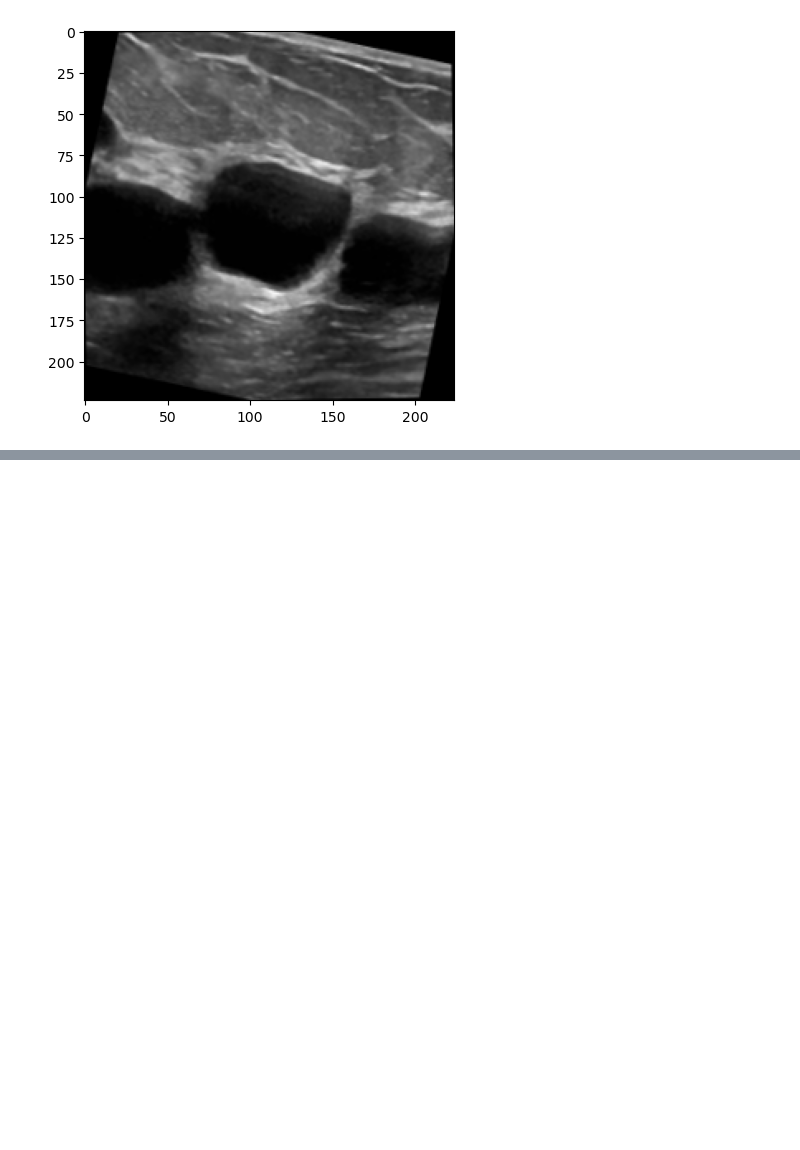
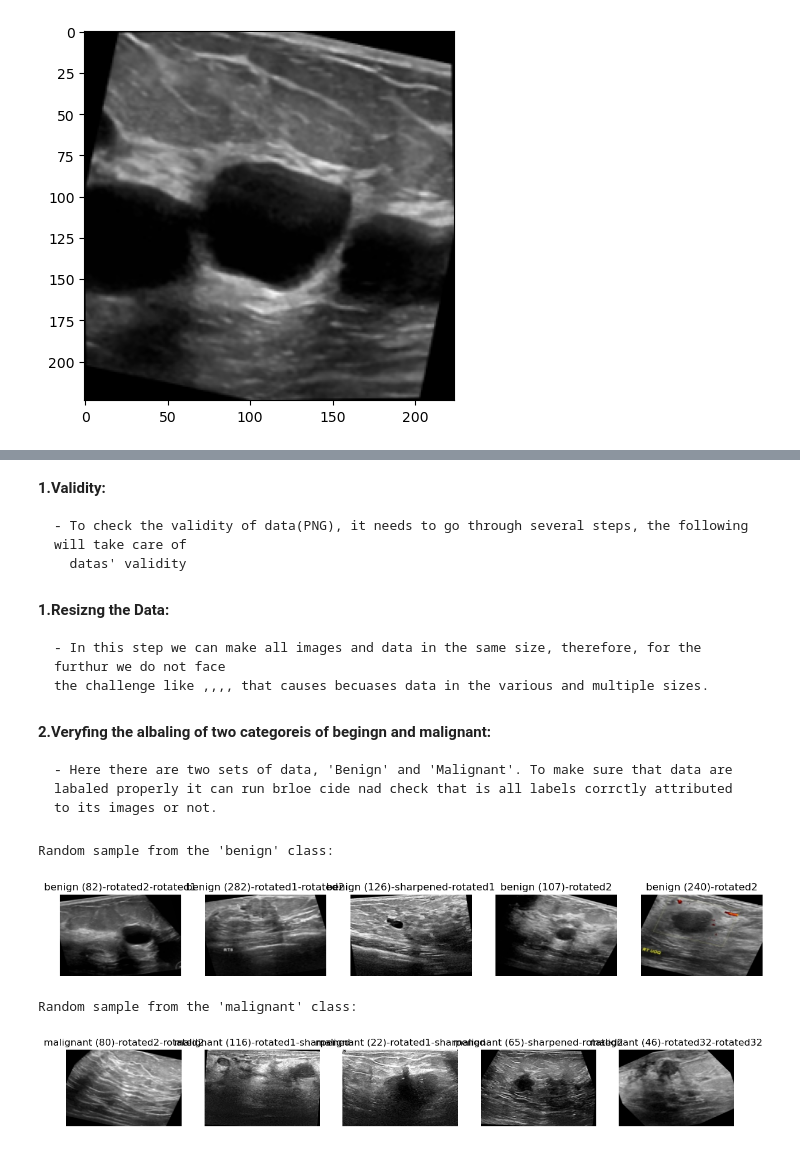
Before and after one commit to alirazi1992/BreastCancerUltrasound, a Jupyter notebook: Capstone-UltrasoundBreastCancer.ipynb, the cells around one changed output, grey strips where cells are left out. Saved outputs shown, nothing was run; the diff lists cells and outputs as text; code cells hidden in the pictures; blank space fills up the shorter version.

Commit message:
Your commit message here

```diff
--- a/Capstone-UltrasoundBreastCancer.ipynb
+++ b/Capstone-UltrasoundBreastCancer.ipynb
@@ -38,0 +165,10 @@ Count_Imag
+# %% [markdown]
+**1.Validity:**
+
+    - To check the validity of data(PNG), it needs to go through several steps, the following will take care of
+      datas' validity
+# %% [markdown]
+**1.Resizng the Data:**
+
+    - In this step we can make all images and data in the same size, therefore, for the furthur we do not face
+    the challenge like ,,,, that causes becuases data in the various and multiple sizes.
@@ -38,0 +235,40 @@ Count_Imag
+# %% [markdown]
+**2.Veryfing the albaling of two categoreis of begingn and malignant:**
+
+    - Here there are two sets of data, 'Benign' and 'Malignant'. To make sure that data are labaled properly it can run brloe cide nad check that is all labels corrctly attributed to its images or not.
+# %%
+import os
+import random
+import matplotlib.pyplot as plt
+import matplotlib.image as mpimg
+
+def display_random_sample(folder_path, num_samples=5):
+    image_files = os.listdir(folder_path)
+    random_samples = random.sample(image_files, num_samples)
+
+    plt.figure(figsize=(15, 5))
+    for i, filename in enumerate(random_samples):
+        image_path = os.path.join(folder_path, filename)
+        image = mpimg.imread(image_path)
+
+        plt.subplot(1, num_samples, i+1)
+        plt.imshow(image)
+        plt.title(filename.split('.')[0])
+        plt.axis('off')
+
+    plt.show()
+
+resized_benign_directory = "/Users/alirazi/BreastCancerUltrasound/data/ultrasound breast classification/train/resized_benign/"
+resized_malignant_directory = "/Users/alirazi/BreastCancerUltrasound/data/ultrasound breast classification/train/resized_malignant/"
+
+num_samples_to_display = 5
+print("Random sample from the 'benign' class:")
+display_random_sample(resized_benign_directory, num_samples_to_display)
+
+print("\nRandom sample from the 'malignant' class:")
+display_random_sample(resized_malignant_directory, num_samples_to_display)
+# %% [output]
+Random sample from the 'benign' class:
+[figure, added]
+Random sample from the 'malignant' class:
+[figure, added]
```
Also changed, not shown: parts of 46 cells of this notebook.
